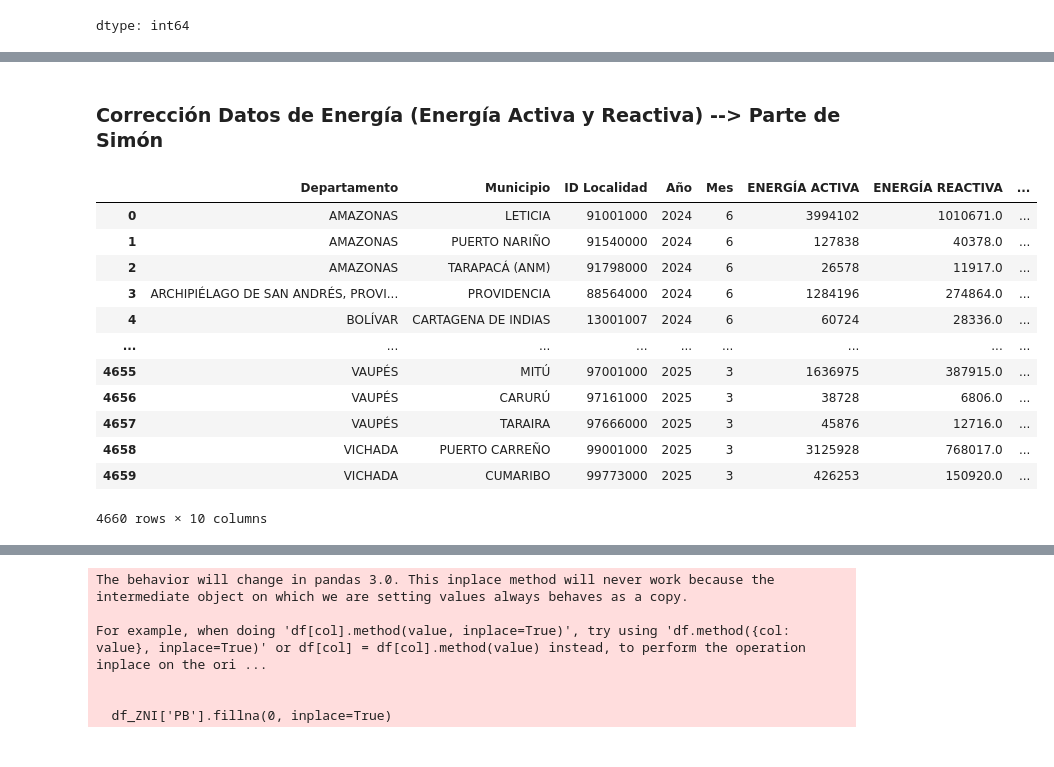
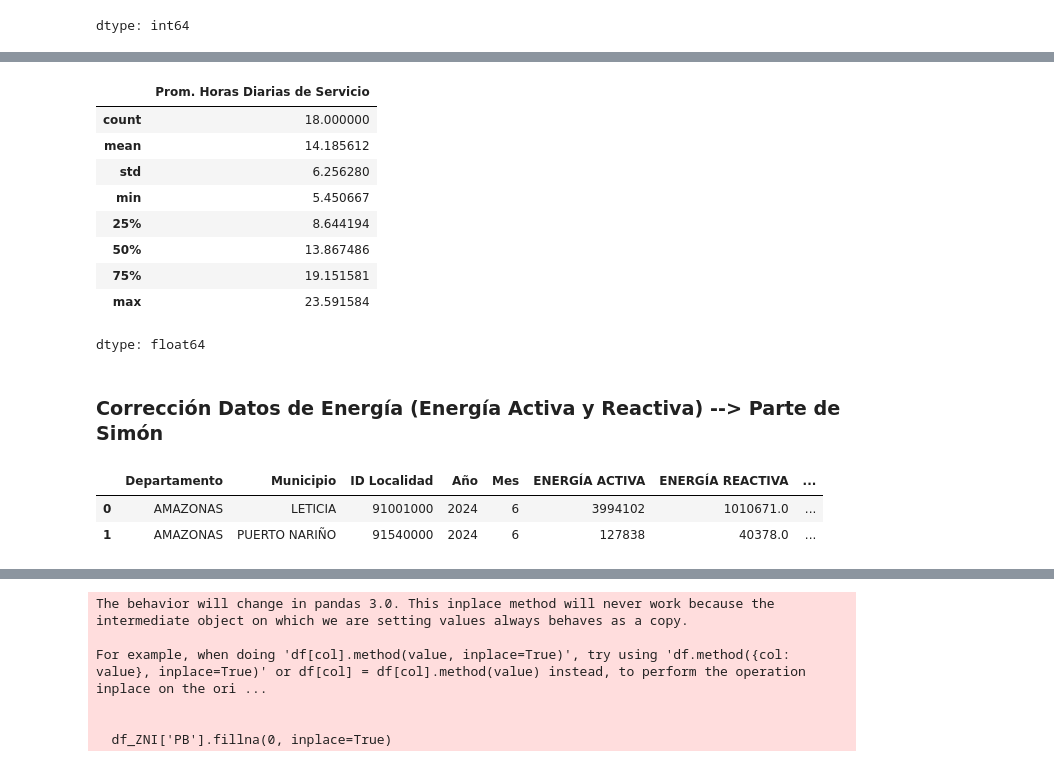
Before and after one commit to Will046-rA9/An-lisis-ZNI, a Jupyter notebook: ProyectoZNI (1).ipynb, the cells around one changed output, grey strips where cells are left out. Drawn from its saved outputs; the diff is of its cells as text; code cells hidden in the pictures.

```diff
--- a/ProyectoZNI (1).ipynb
+++ b/ProyectoZNI (1).ipynb
@@ -501,0 +608,14 @@ df_ZNI
+# %%
+#Estadisticas descriptivas de la grafica
+prom_h_departamento.describe()
+# %% [output]
+|  | Prom. Horas Diarias de Servicio |
+| count | 18.000000 |
+| mean | 14.185612 |
+| std | 6.256280 |
+| min | 5.450667 |
+| 25% | 8.644194 |
+| 50% | 13.867486 |
+| 75% | 19.151581 |
+| max | 23.591584 |
+dtype: float64
@@ -502,20 +649,10 @@ df_ZNI
 # %% [markdown]
 ### **Corrección Datos de Energía (Energía Activa y Reactiva)** --> Parte de Simón
 # %%
-df_ZNI
+df_ZNI.head(2)
 # %% [output]
 |  | Departamento | Municipio | ID Localidad | Año | Mes | ENERGÍA ACTIVA | ENERGÍA REACTIVA | ... |
 | 0 | AMAZONAS | LETICIA | 91001000 | 2024 | 6 | 3994102 | 1010671.0 | ... |
 | 1 | AMAZONAS | PUERTO NARIÑO | 91540000 | 2024 | 6 | 127838 | 40378.0 | ... |
-| 2 | AMAZONAS | TARAPACÁ (ANM) | 91798000 | 2024 | 6 | 26578 | 11917.0 | ... |
-| 3 | ARCHIPIÉLAGO DE SAN ANDRÉS, PROVI... | PROVIDENCIA | 88564000 | 2024 | 6 | 1284196 | 274864.0 | ... |
-| 4 | BOLÍVAR | CARTAGENA DE INDIAS | 13001007 | 2024 | 6 | 60724 | 28336.0 | ... |
-| ... | ... | ... | ... | ... | ... | ... | ... | ... |
-| 4655 | VAUPÉS | MITÚ | 97001000 | 2025 | 3 | 1636975 | 387915.0 | ... |
-| 4656 | VAUPÉS | CARURÚ | 97161000 | 2025 | 3 | 38728 | 6806.0 | ... |
-| 4657 | VAUPÉS | TARAIRA | 97666000 | 2025 | 3 | 45876 | 12716.0 | ... |
-| 4658 | VICHADA | PUERTO CARREÑO | 99001000 | 2025 | 3 | 3125928 | 768017.0 | ... |
-| 4659 | VICHADA | CUMARIBO | 99773000 | 2025 | 3 | 426253 | 150920.0 | ... |
-4660 rows × 10 columns
 # %%
 df_ZNI['PB'] = df_ZNI['ENERGÍA ACTIVA'] / np.sqrt((df_ZNI['ENERGÍA ACTIVA'])**2 + (df_ZNI['ENERGÍA REACTIVA'])**2)
```
Also changed, not shown: parts of 39 cells of this notebook.
